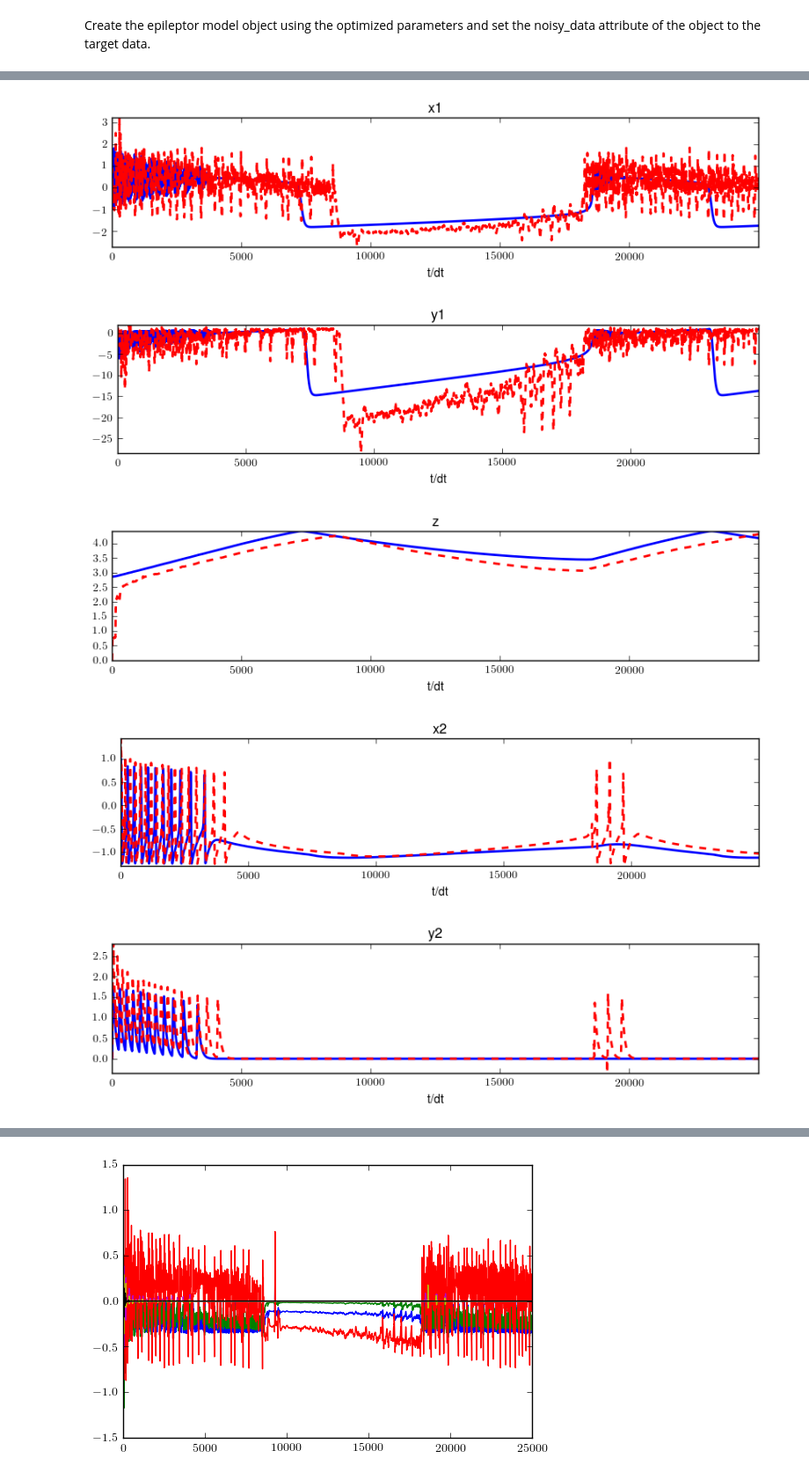
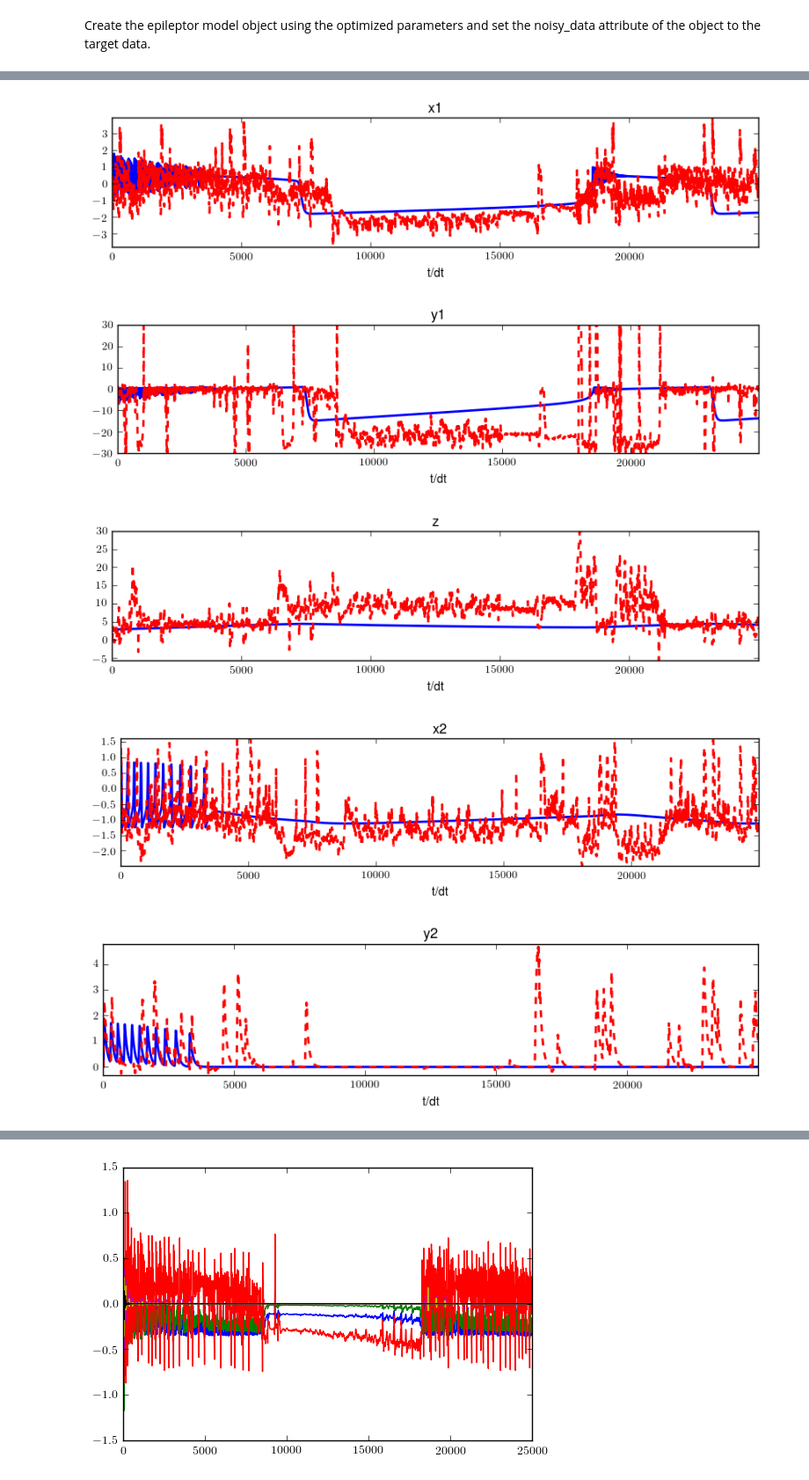
Before and after one commit to eschlaf2/kramer_rotation, a Jupyter notebook: epileptor_bluepy/Applying_Kalman.ipynb, the cells around one changed output, grey strips where cells are left out. Shown at 88% size. Cells and saved outputs as stored; diff of their text form; code cells hidden in the pictures.

```diff
--- a/epileptor_bluepy/Applying_Kalman.ipynb
+++ b/epileptor_bluepy/Applying_Kalman.ipynb
@@ -73,0 +85,7 @@ Create the epileptor model object using the optimized parameters and set the noi
+# %%
+title_strings = np.hstack((target.parameter_names, target.var_names))
+for i in range(target.dims_augmented_state):
+    plt.figure(figsize=(10,2))
+    plt.plot(target.augmented_state[i,:])
+    plt.title(title_strings[i])
+    plt.show()
@@ -80,7 +121,7 @@ for n in range(2):
     plt.figure(figsize=(10,2))
     plt.plot(time, target.noisy_data[0], 'k', label='target')
     plt.plot(time, sim[n].noisy_data[0], 'r', label='optimization')
-    plt.title(str(fitness))
+    plt.title('fitness = ' + str(fitness))
     plt.legend()
     plt.show()
 # %% [output]
@@ -89,11 +135,14 @@ for n in range(2):
 # %%
 # reload_packages()
-kf = ukf.unscented_kalman_filter(sim)
-kf.unscented_kalman(initial_estimate='model')
-kf.plot_filter_results(separated=True)
+kf = {}
+for i in range(2):
+    sim[i].noisy_data = target.noisy_data
+    kf[i] = ukf.unscented_kalman_filter(sim[i])
+    kf[i].unscented_kalman(initial_estimate='model')
+    kf[i].plot_filter_results(separated=True)
 # %% [output]
-[figure, old version]
+[figure, new version]
-[figure, old version]
+[figure, new version]
-[figure, old version]
+[figure, new version]
-[figure, old version]
+[figure, new version]
-[figure, old version]
+[figure, new version]
```
Also changed, not shown: parts of 10 cells of this notebook, 1 other file.
